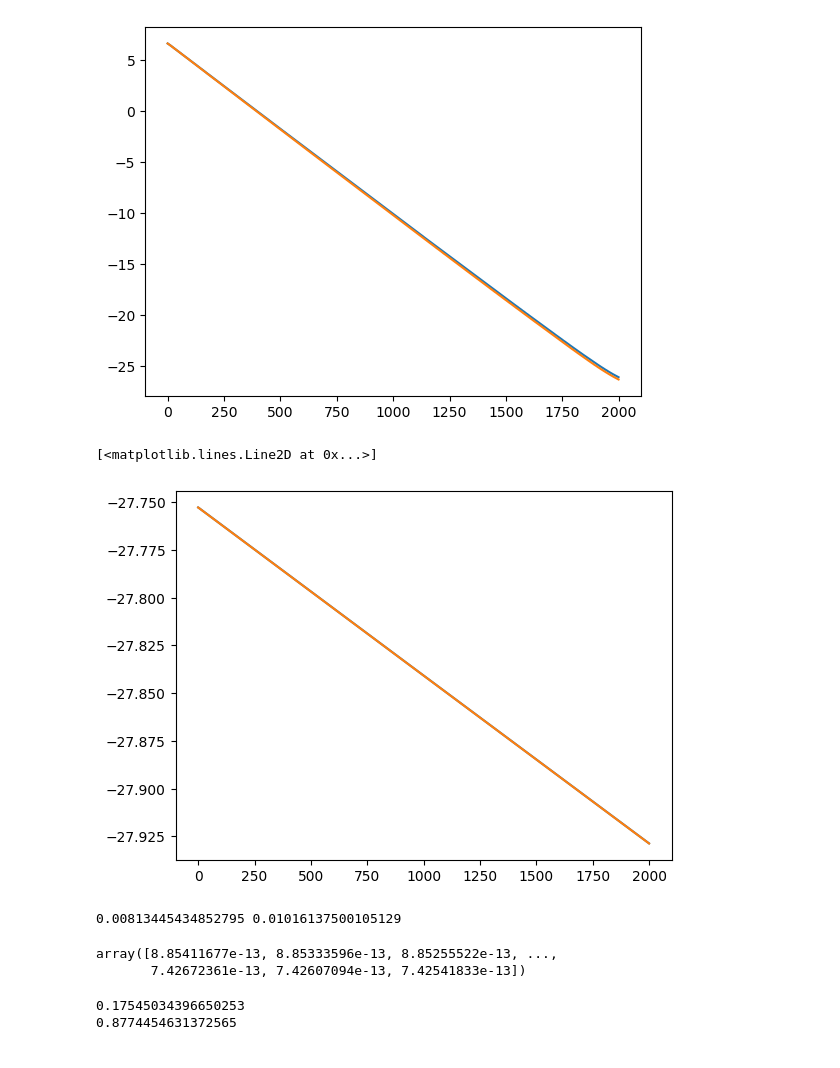
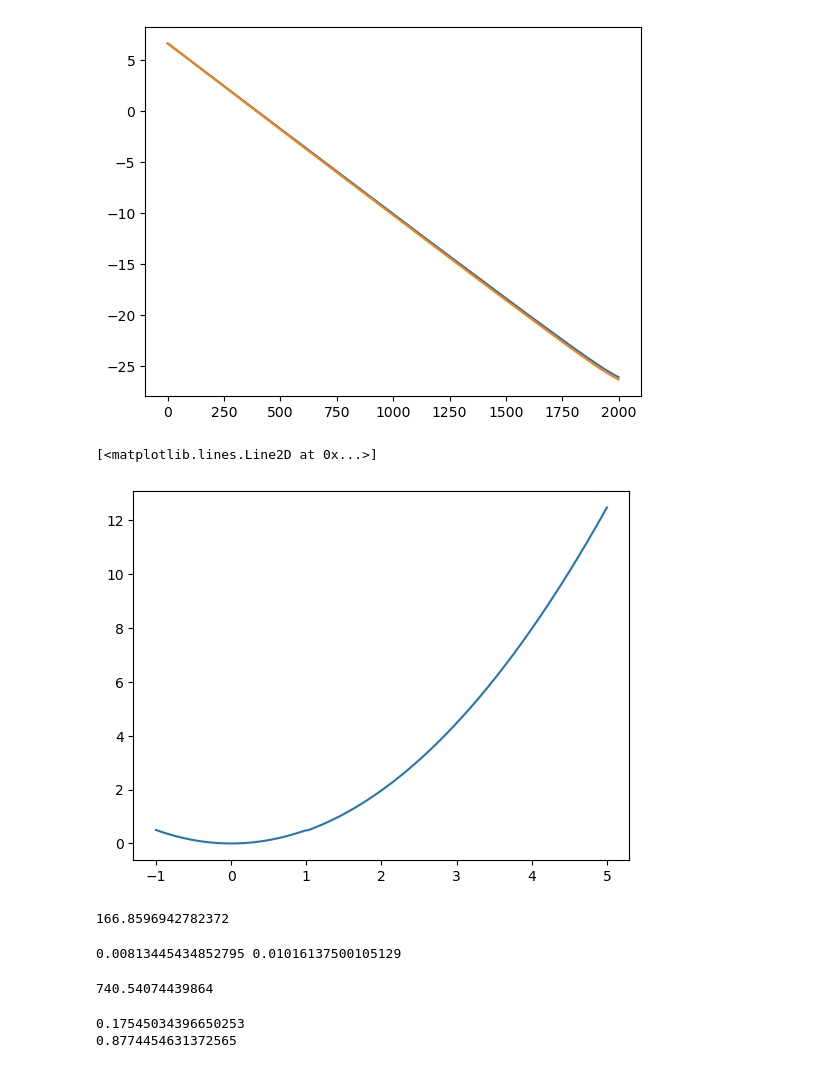
Before and after one commit to J-Hermant/Nesterov_Acceleration_Aiming_Condition, a Jupyter notebook: Wort_instance_pl.ipynb, the cells around one changed output. Cells and saved outputs as stored; diff of their text form; code cells hidden in the pictures.

```diff
--- a/Wort_instance_pl.ipynb
+++ b/Wort_instance_pl.ipynb
@@ -297,20 +381,30 @@ plt.plot(np.log(f_gd))
 [<matplotlib.lines.Line2D at 0x...>]
 [figure]
 # %%
-plt.plot(np.log(f_nag))
-plt.plot(np.log(f_gd))
+def v_vizual(x,y):
+    vec_1 = (x <= (31/32)*y)*0.5*x**2
+    vec_2 =  ((31/32)*y < x)*(x <= y)*(0.5*x**2-16*(x-(31/32)*y)**2)
+    vec_3 = (y < x)*(x <= (33/32)*y) * (0.5*x**2 - (1/32)*y**2 + 16*(x-(33/32)*y)**2)
+    vec_4 = (x > (33/32)*y)*(0.5*x**2 -  (1/32)*y**2)
+    return vec_1 + vec_2 + vec_3 + vec_4
+
+tt = np.linspace(-1,5,1000)
+plt.plot(tt,v_vizual(tt,1))
 # %% [output]
 [<matplotlib.lines.Line2D at 0x...>]
-[figure, old version]
+[figure, new version]
+# %%
+v(tt,0.1)
+# %% [output]
+166.8596942782372
 # %%
 print(10*mu.mean()/L, corr_nag.mean()*np.sqrt(9*mu.mean()/L)*(24/80)**(1/4))
 # %% [output]
 0.00813445434852795 0.01016137500105129
 # %%
-f_gd
+g_tilde(init,t,T,D,L,y)
 # %% [output]
-array([8.85411677e-13, 8.85333596e-13, 8.85255522e-13, ...,
-       7.42672361e-13, 7.42607094e-13, 7.42541833e-13])
+740.54074439864
 # %%
 (mu.min()/mu.max())
 print((10/np.sqrt(5))*(np.mean(mu)/L)**(1/2)*(80/26)**(1/4))
```
Also changed, not shown: parts of 10 cells of this notebook, 5 other files.
